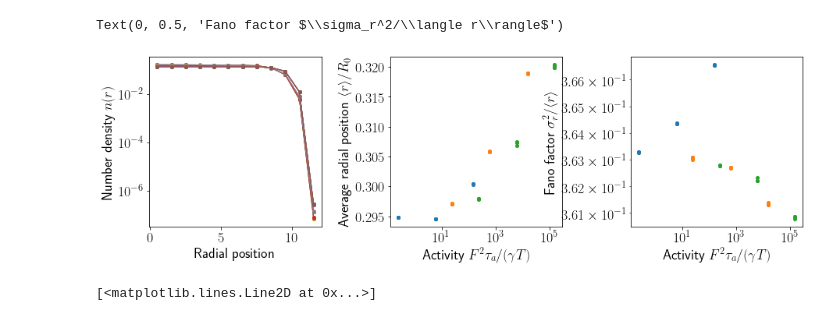
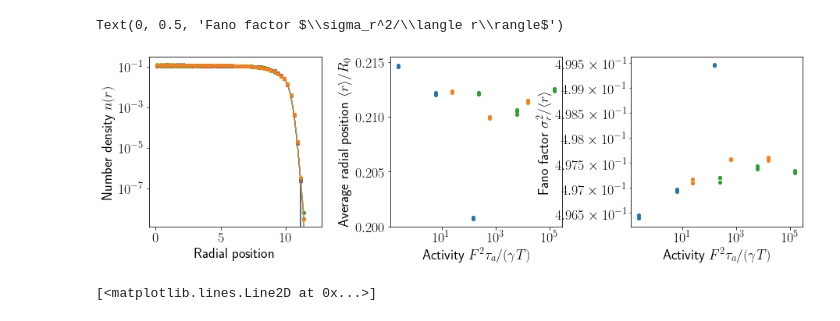
Before and after one commit to s-brahmachari/Active-noise-simulations, a Jupyter notebook: analysis_codes/plot-RDP.ipynb, the cells around one changed output. Drawn from its saved outputs; the diff is of its cells as text; code cells hidden in the pictures.

```diff
--- a/analysis_codes/plot-RDP.ipynb
+++ b/analysis_codes/plot-RDP.ipynb
@@ -46,7 +46,7 @@ fpath='../../data/ROUSE_chainN100_confinedR0500/'
 fpath='../../data/SAC/RDP/'
 
 for fname in os.listdir(fpath):
-    if '.npz' in fname and 'RadNumDens' in fname:
+    if '.npz' in fname and 'RadNumDens_B' in fname:
         # print(fname)#.split('_'))
         T= float(fname.split('_')[ind].replace('T',''))
         F=float(fname.split('_')[ind+1].replace('F',''))
@@ -110,34 +110,34 @@ def fit(xx,a,b):
     # #print(labels2)
     # axi.legend(handles2, labels2,)
     # axi.legend(loc='lower left',bbox_to_anchor=(1.1,0.1))
     # axi.set_yscale('log')
     # axi.set_xscale('log')
     # axi.grid(True)
     # axi.set_xlim([-1,6])
 
 ax1.set_xlabel('Radial position')
 ax1.set_ylabel('Number density $n(r)$')
 # ax1.set_ylim([1e-7,1e-3])
 ax1.semilogy()
 # ax1.loglog()
 
 
 ax2.set_ylabel('Average radial position $\\langle r\\rangle/R_0$')
 ax2.set_xlabel('Activity $F^2\\tau_a/(\\gamma T)$')
 ax2.semilogx()
 ax3.loglog()
 # ax2.set_ylim(0,1)
 # plt.colorbar(m)
 
 ax3.set_xlabel('Activity $F^2\\tau_a/(\\gamma T)$')
 ax3.set_ylabel('Fano factor $\\sigma_r^2/\\langle r\\rangle$')
 
 
 
 # fig.savefig('../../plots/Rouse/avg_rad_pos_act.png', dpi=300, bbox_inches='tight')
 # %% [output]
 Text(0, 0.5, 'Fano factor $\\sigma_r^2/\\langle r\\rangle$')
-[figure, old version]
+[figure, new version]
 # %%
 
 plt.semilogx(np.logspace(-2,4,50),fit(np.logspace(-2,4,50), 1,1))
```
Also changed, not shown: 9 other files.
